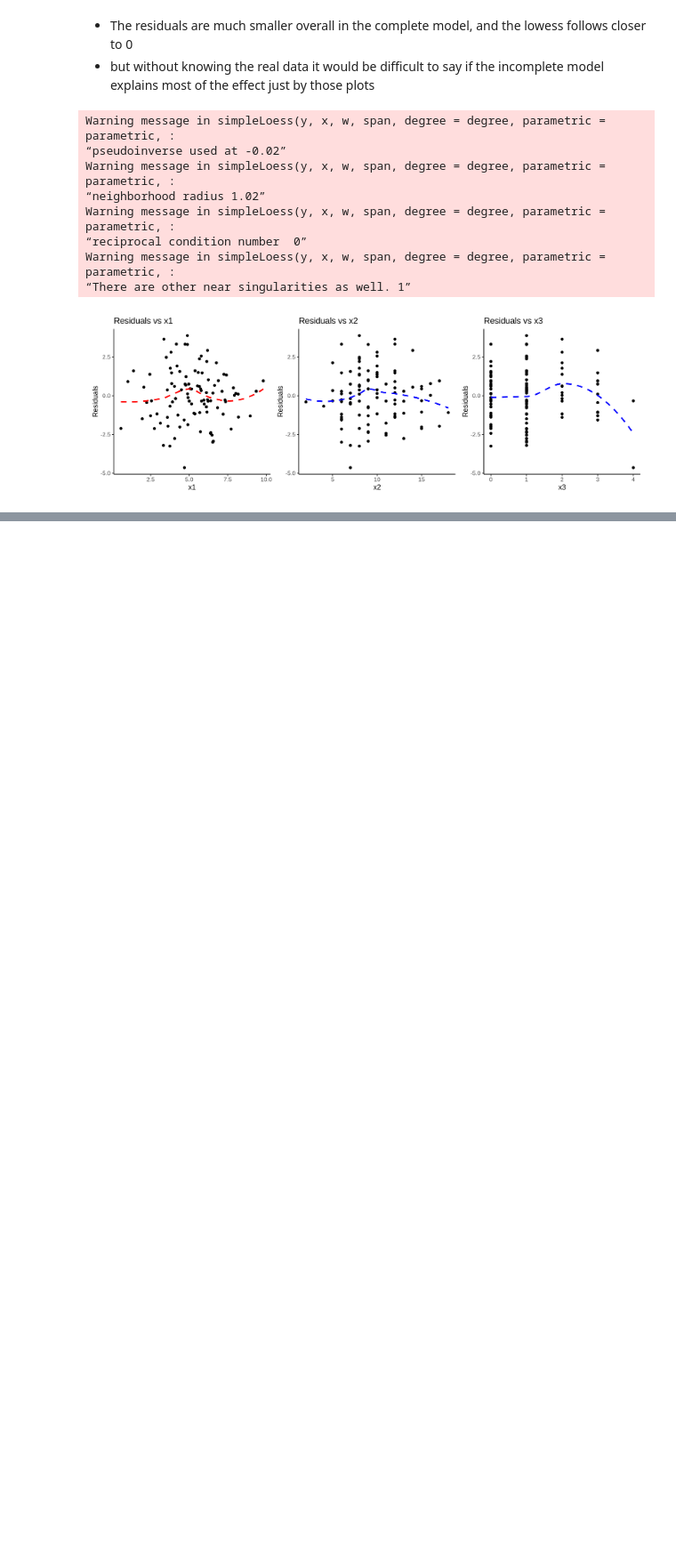
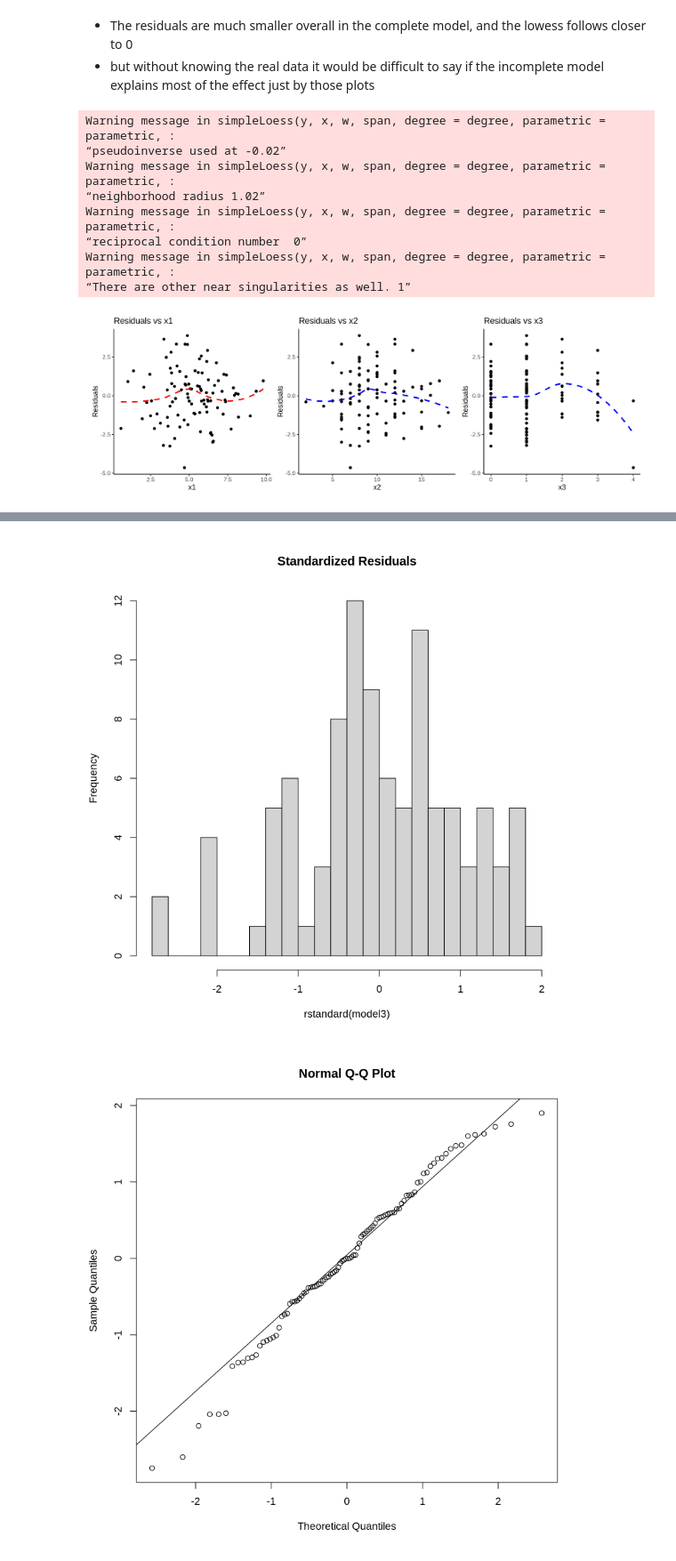
Before and after one commit to AndreMacedo88/Notebooks-Research, a Jupyter notebook: Statistics/Regressions/model_assumptions.ipynb, the cells around one changed output, grey strips where cells are left out. Shown at 89% size. Cells and saved outputs as stored; diff of their text form; code cells hidden in the pictures; blank space fills up the shorter version.

Commit message:
feat: :monocle_face: explore the effect of random variables being a producto of non-linear interactions of other covariates

```diff
--- a/Statistics/Regressions/model_assumptions.ipynb
+++ b/Statistics/Regressions/model_assumptions.ipynb
@@ -235,0 +239,12 @@ Warning message in simpleLoess(y, x, w, span, degree = degree, parametric = para
+# %%
+set.seed(1)
+n <- 100
+x1 <- rnorm(n, mean = 8, sd = 2)
+x2 <- rnorm(n, mean = 10, sd = 3)
+x3 <- rnorm(n, mean = 30, sd = 3)
+# x3 <- rpois(n, lambda = 1)
+y <- 3 + (2 * x1) * (1.5 * x2) * (3 * x3) * exp(rnorm(n, mean = 0, sd = 2)) # The observed data is a non-linear function of the 2 variables x1 and x2
+
+df <- data.frame(x1 = x1, x2 = x2, x3 = x3, y = y)
+head(df)
+dim(df)
@@ -235,0 +389,7 @@ Warning message in simpleLoess(y, x, w, span, degree = degree, parametric = para
+# %%
+hist(rstandard(model3), breaks = 20, main = "Standardized Residuals")
+qqnorm(rstandard(model3))
+qqline(rstandard(model3))
+# %% [output]
+[figure, added]
+[figure, added]
```
Also changed, not shown: parts of 8 cells of this notebook, 1 other file.
